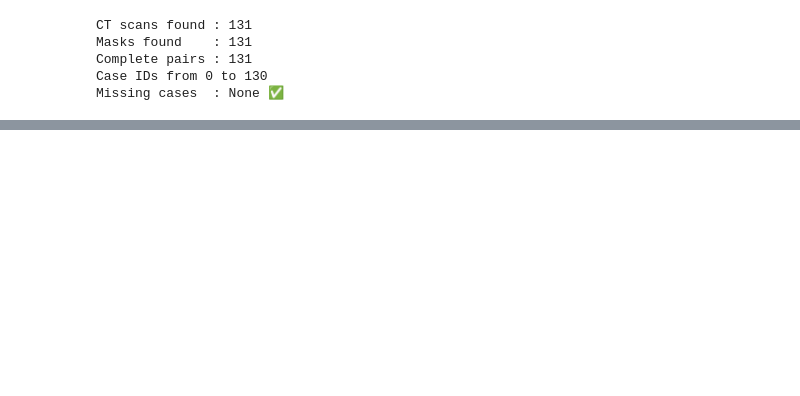
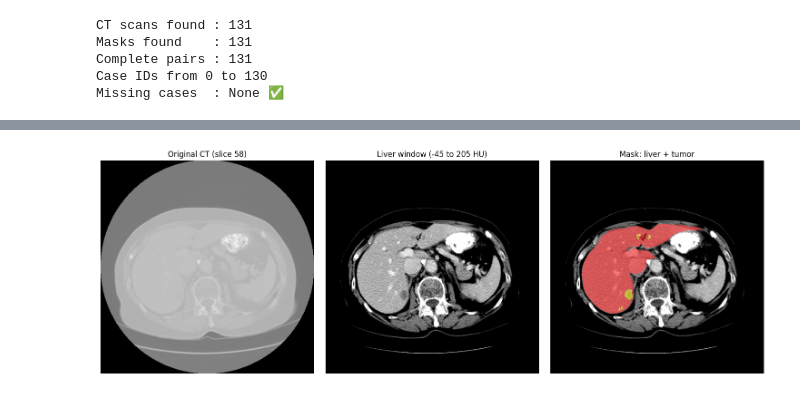
Before and after one commit to azkas268-code/liver-tumor-thesis., a Jupyter notebook: Liver_Tumor_Thesis_ipynb_.ipynb, the cells around one changed output, grey strips where cells are left out. Cells and saved outputs as stored; diff of their text form; code cells hidden in the pictures; blank space fills up the shorter version.

```diff
--- a/Liver_Tumor_Thesis_ipynb_.ipynb
+++ b/Liver_Tumor_Thesis_ipynb_.ipynb
@@ -309,0 +322,19 @@ Missing cases  : None ✅
+# %%
+# Cell 2.5: Look inside one scan
+
+import nibabel as nib
+import numpy as np
+
+img = nib.load(vol_map[0])
+seg = nib.load(seg_map[0])
+
+ct   = np.asanyarray(img.dataobj)
+mask = np.asanyarray(seg.dataobj).astype(np.uint8)
+
+print("Scan shape (X, Y, slices):", ct.shape)
+print("Voxel spacing (mm)       :", tuple(round(float(s), 3) for s in img.header.get_zooms()))
+print("HU values from", ct.min(), "to", ct.max())
+print("Labels in mask           :", np.unique(mask))
+print("Liver voxels :", int((mask == 1).sum()))
+print("Tumor voxels :", int((mask == 2).sum()))
+print(f"Tumor is only {100 * (mask == 2).sum() / mask.size:.3f}% of the whole scan!")
@@ -309,0 +349,28 @@ Missing cases  : None ✅
+# %%
+# cell 2.6 see the scan
+
+import matplotlib.pyplot as plt
+
+# find the slice with the most tumor
+tumor_per_slice = (mask == 2).sum(axis=(0, 1))
+if tumor_per_slice.max() > 0:
+    z = int(np.argmax(tumor_per_slice))
+else:
+    z = int(np.argmax((mask == 1).sum(axis=(0, 1))))
+
+ct_slice   = np.rot90(ct[:, :, z])
+mask_slice = np.rot90(mask[:, :, z])
+ct_window  = np.clip(ct_slice, -45, 205)   # the paper's liver window (WL 80, WW 250)
+
+fig, ax = plt.subplots(1, 3, figsize=(15, 5))
+ax[0].imshow(ct_slice, cmap='gray');  ax[0].set_title(f'Original CT (slice {z})')
+ax[1].imshow(ct_window, cmap='gray'); ax[1].set_title('Liver window (-45 to 205 HU)')
+ax[2].imshow(ct_window, cmap='gray')
+ax[2].imshow(np.ma.masked_where(mask_slice == 0, mask_slice), cmap='autumn', alpha=0.5)
+ax[2].set_title('Mask: liver + tumor')
+for a in ax: a.axis('off')
+plt.tight_layout()
+plt.savefig('/content/drive/MyDrive/thesis/results/figures/step2_case0.png', dpi=150)
+plt.show()
+# %% [output]
+[figure, added]
```
Also changed, not shown: parts of 7 cells of this notebook.
